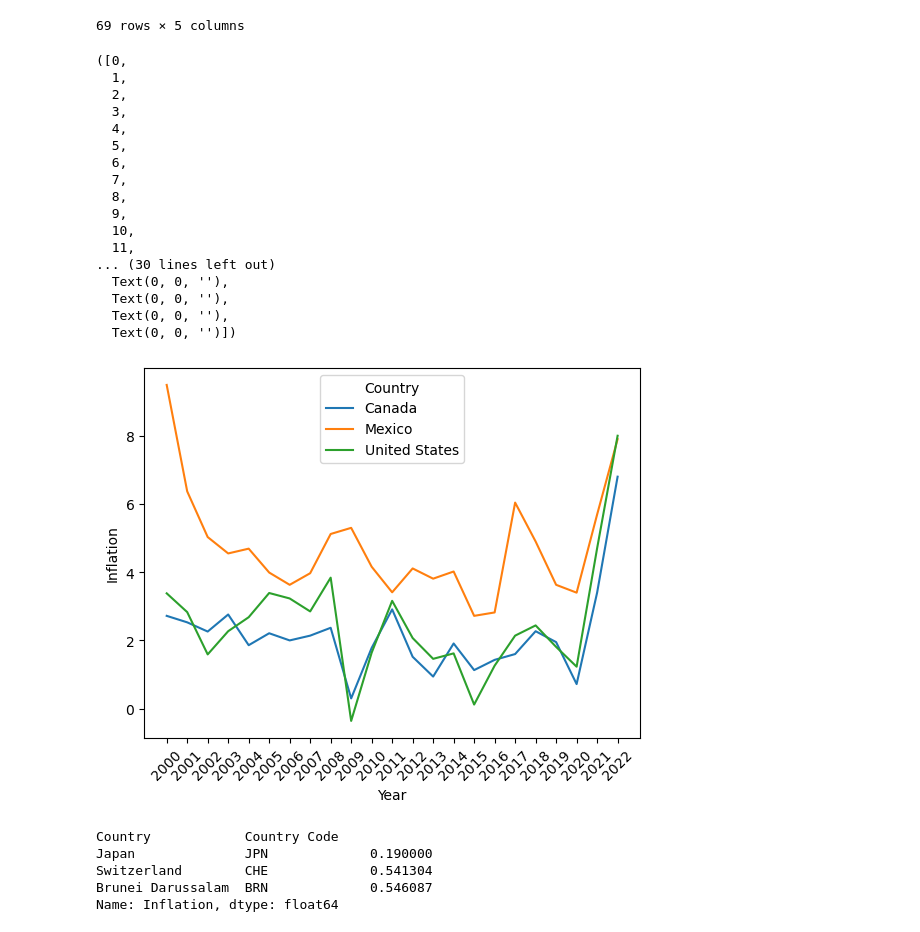
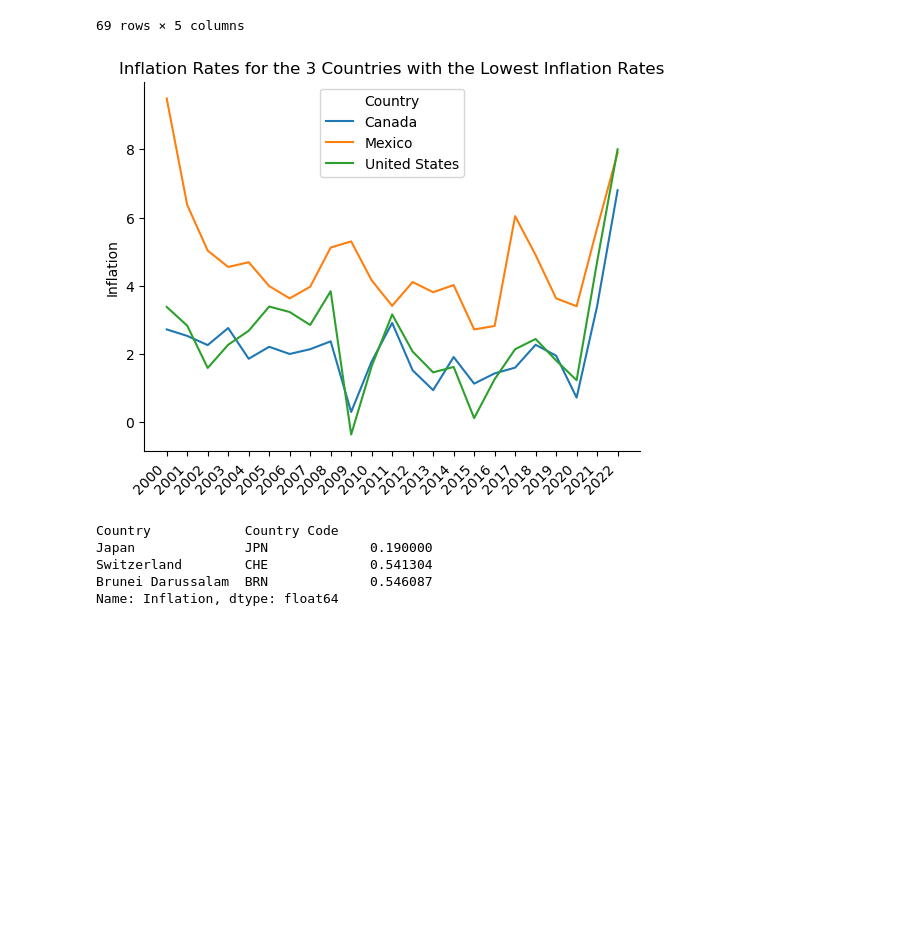
Before and after one commit to Dpassioura/Correlation-Between-inflation-banking-institutions, a Jupyter notebook: nainflation.ipynb, the cells around one changed output. Drawn from its saved outputs; the diff is of its cells as text; code cells hidden in the pictures; blank space fills up the shorter version.

```diff
--- a/nainflation.ipynb
+++ b/nainflation.ipynb
@@ -196,6 +198,8 @@ dfwide[dfwide.isnull().any(axis=1)]
 | 4288 | Curacao | 354.0 | CUW | 2022 | NaN |
 | 4391 | West Bank and Gaza | 488.0 | PSE | 2022 | NaN |
 | 4413 | Syrian Arab Republic | 463.0 | SYR | 2022 | NaN |
+# %%
+dfwide.dropna(how='any', inplace=True)
 # %%
 na_inflation = dfwide[(dfwide["Country Code"] == 'USA') | (dfwide["Country Code"] == 'CAN') | (dfwide["Country Code"] == 'MEX')]
 # %%
@@ -216,26 +220,14 @@ display(na_inflation)
 69 rows × 5 columns
 # %%
 sns.lineplot(x='Year', y='Inflation', data=na_inflation, hue='Country')
-plt.xticks(rotation=45)
+plt.xticks(rotation=45, ha='right')
+plt.xlabel("")
+plt.ylabel("Inflation")
+plt.title("Inflation Rates for the 3 Countries with the Lowest Inflation Rates")
+sns.despine()
+plt.show()
 # %% [output]
-([0,
-  1,
-  2,
-  3,
-  4,
-  5,
-  6,
-  7,
-  8,
-  9,
-  10,
-  11,
-... (30 lines left out)
-  Text(0, 0, ''),
-  Text(0, 0, ''),
-  Text(0, 0, ''),
-  Text(0, 0, '')])
-[figure, old version]
+[figure, new version]
 # %%
 dfwide.groupby(['Country', 'Country Code'])['Inflation'].mean().nsmallest(3)
 # %% [output]
```
Also changed, not shown: parts of 11 cells of this notebook.
